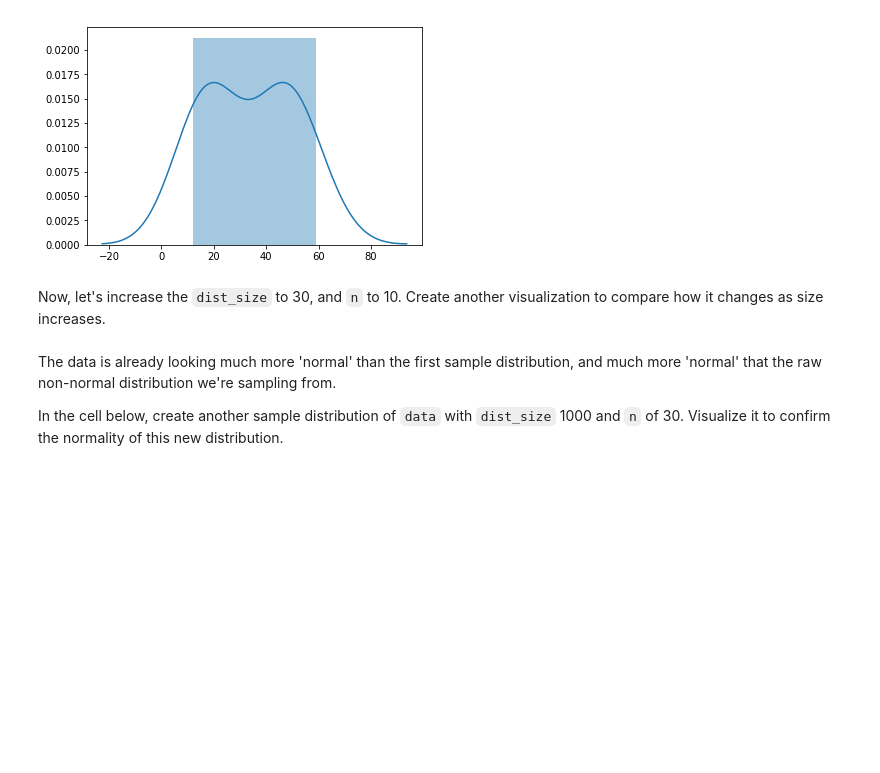
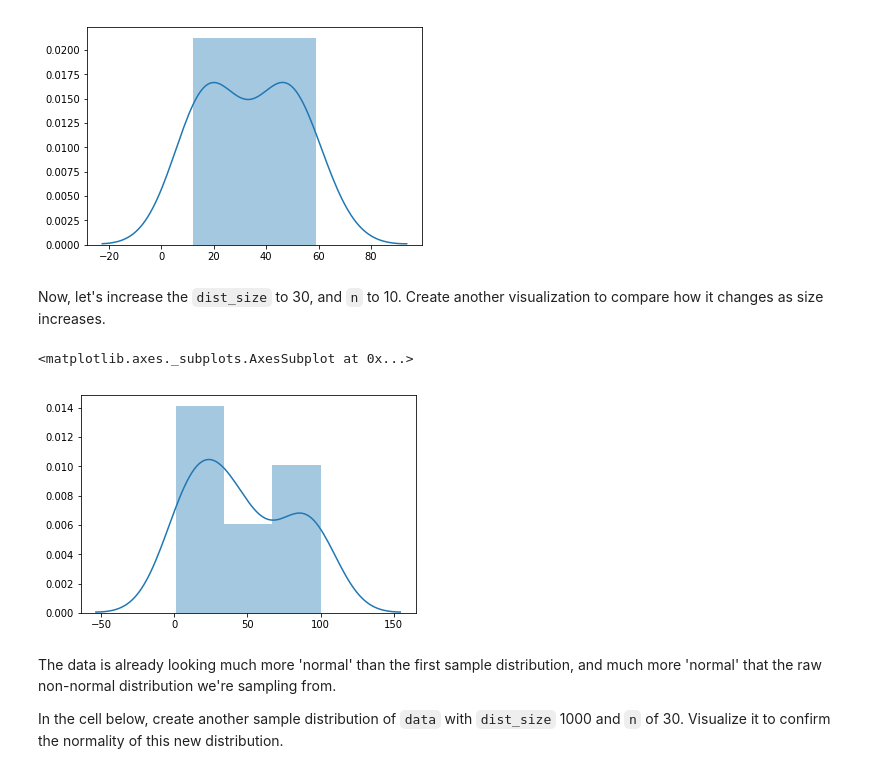
Before and after one commit to j-asonwang/dsc-2-19-13-central-limit-theorem-lab-nyc-ds-career-012819, a Jupyter notebook: index.ipynb, the cells around one changed output. Drawn from its saved outputs; the diff is of its cells as text; code cells hidden in the pictures; blank space fills up the shorter version.

```diff
--- a/index.ipynb
+++ b/index.ipynb
@@ -125,8 +125,11 @@ sns.distplot(low)
 # %% [markdown]
 Now, let's increase the `dist_size` to 30, and `n` to 10.  Create another visualization to compare how it changes as size increases.
 # %%
-mid = create_sample_distribution(data, dist_size=10,n=3)
-sns.distplot(low)
+mid = create_sample_distribution(data, dist_size=30,n=10)
+sns.distplot(mid)
+# %% [output]
+<matplotlib.axes._subplots.AxesSubplot at 0x...>
+[figure, added]
 # %% [markdown]
 The data is already looking much more 'normal' than the first sample distribution, and much more 'normal' that the raw non-normal distribution we're sampling from.
 
```
